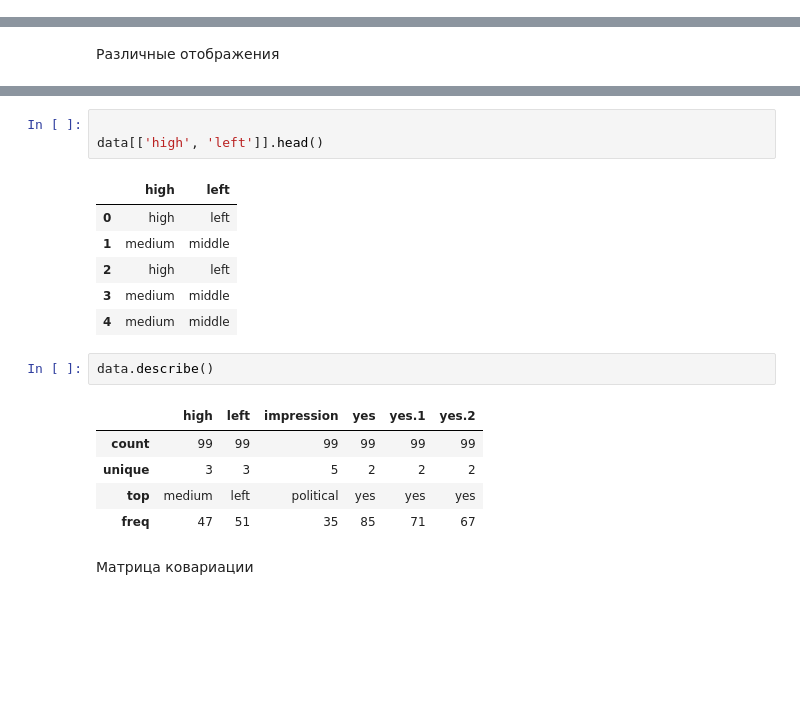
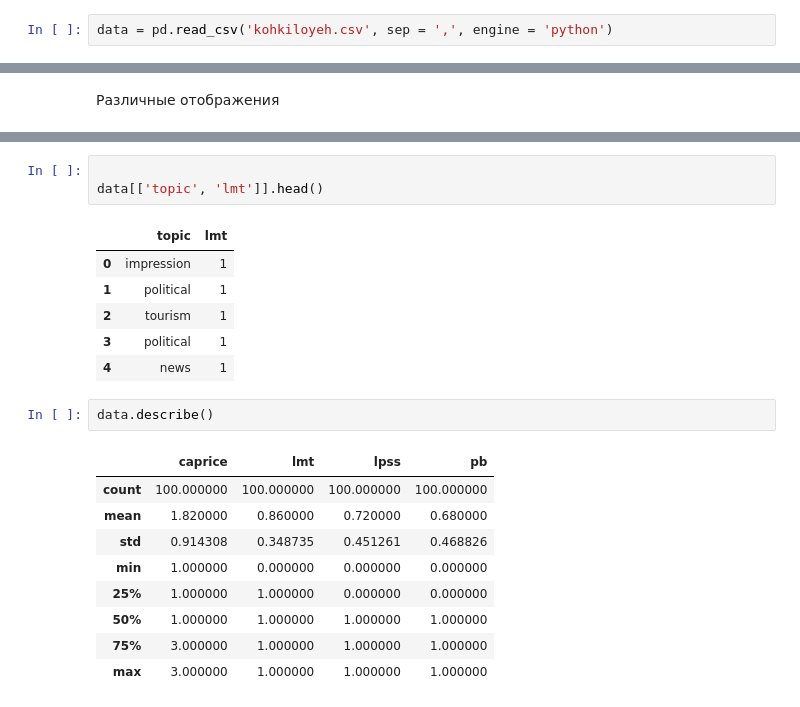
Before and after one commit to 1995konstantin/MachineLearningCourse, a Jupyter notebook: lab1.ipynb, the cells around one changed output, grey strips where cells are left out. Saved outputs shown, nothing was run; the diff lists cells and outputs as text; blank space fills up the shorter version.

```diff
--- a/lab1.ipynb
+++ b/lab1.ipynb
@@ -14,0 +9,2 @@ data.shape
+# %%
+data = pd.read_csv('kohkiloyeh.csv', sep = ',', engine = 'python')
@@ -134,21 +137,23 @@ type(data['high'])
 pandas.core.series.Series
 # %%
 
-data[['high', 'left']].head()
+data[['topic', 'lmt']].head()
 # %% [output]
-|  | high | left |
-| 0 | high | left |
-| 1 | medium | middle |
-| 2 | high | left |
-| 3 | medium | middle |
-| 4 | medium | middle |
+|  | topic | lmt |
+| 0 | impression | 1 |
+| 1 | political | 1 |
+| 2 | tourism | 1 |
+| 3 | political | 1 |
+| 4 | news | 1 |
 # %%
 data.describe()
 # %% [output]
-|  | high | left | impression | yes | yes.1 | yes.2 |
-| count | 99 | 99 | 99 | 99 | 99 | 99 |
-| unique | 3 | 3 | 5 | 2 | 2 | 2 |
-| top | medium | left | political | yes | yes | yes |
-| freq | 47 | 51 | 35 | 85 | 71 | 67 |
+|  | caprice | lmt | lpss | pb |
+| count | 100.000000 | 100.000000 | 100.000000 | 100.000000 |
+| mean | 1.820000 | 0.860000 | 0.720000 | 0.680000 |
+| std | 0.914308 | 0.348735 | 0.451261 | 0.468826 |
+| min | 1.000000 | 0.000000 | 0.000000 | 0.000000 |
+| 25% | 1.000000 | 1.000000 | 0.000000 | 0.000000 |
+| 50% | 1.000000 | 1.000000 | 1.000000 | 1.000000 |
+| 75% | 3.000000 | 1.000000 | 1.000000 | 1.000000 |
+| max | 3.000000 | 1.000000 | 1.000000 | 1.000000 |
-# %% [markdown]
-Матрица ковариации
```
Also changed, not shown: parts of 63 cells of this notebook.
